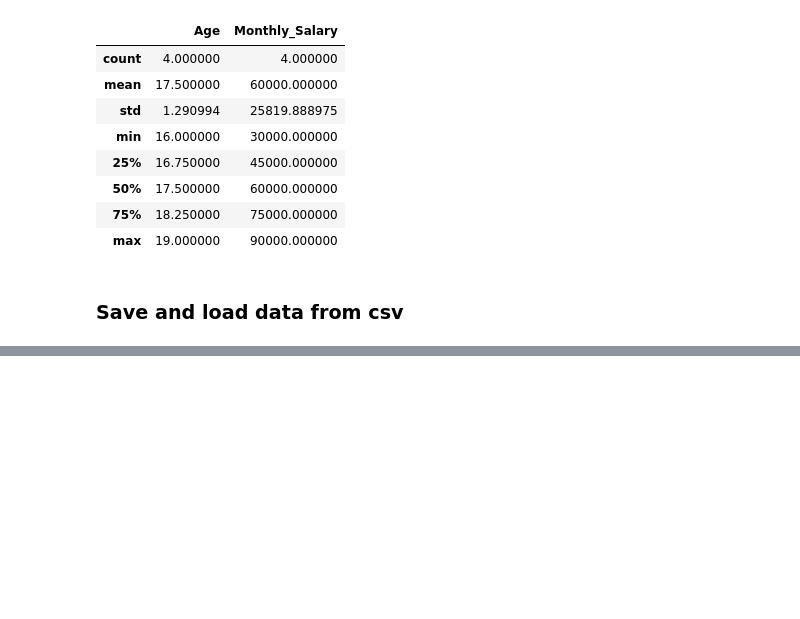
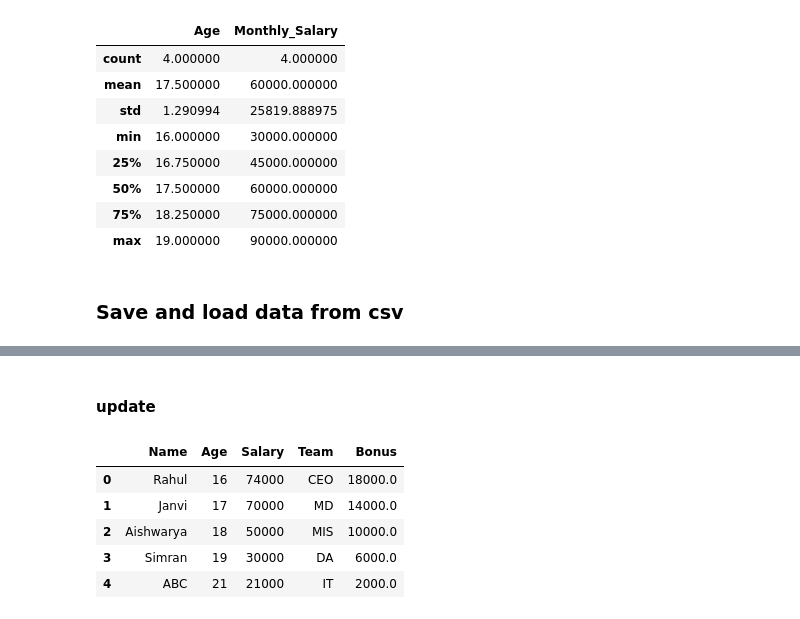
Before and after one commit to rahulgoraksha/python-revision-experiments, a Jupyter notebook: libraries/pandas.ipynb, the cells around one changed output, grey strips where cells are left out. Cells and saved outputs as stored; diff of their text form; code cells hidden in the pictures; blank space fills up the shorter version.

```diff
--- a/libraries/pandas.ipynb
+++ b/libraries/pandas.ipynb
@@ -146,0 +242,6 @@ df.describe() # statistical summary of the table
+# %%
+# add new column
+
+df['Team'] = ["CEO", "MD", "MIS", "DA"]
+
+df
@@ -146,0 +254,10 @@ df.describe() # statistical summary of the table
+# %%
+# add new column
+
+df['Bonus'] = df['Salary']*0.2
+print(df)
+
+
+# add new row
+df.loc[len(df)] = ['ABC',21,21000,'IT',2000]
+print(df)
@@ -146,0 +276,14 @@ df.describe() # statistical summary of the table
+# %% [markdown]
+#### update
+# %%
+# update value
+
+df.loc[0,'Salary'] = 74000
+df
+# %% [output]
+|  | Name | Age | Salary | Team | Bonus |
+| 0 | Rahul | 16 | 74000 | CEO | 18000.0 |
+| 1 | Janvi | 17 | 70000 | MD | 14000.0 |
+| 2 | Aishwarya | 18 | 50000 | MIS | 10000.0 |
+| 3 | Simran | 19 | 30000 | DA | 6000.0 |
+| 4 | ABC | 21 | 21000 | IT | 2000.0 |
```
Also changed, not shown: parts of 24 cells of this notebook, 4 other files.
